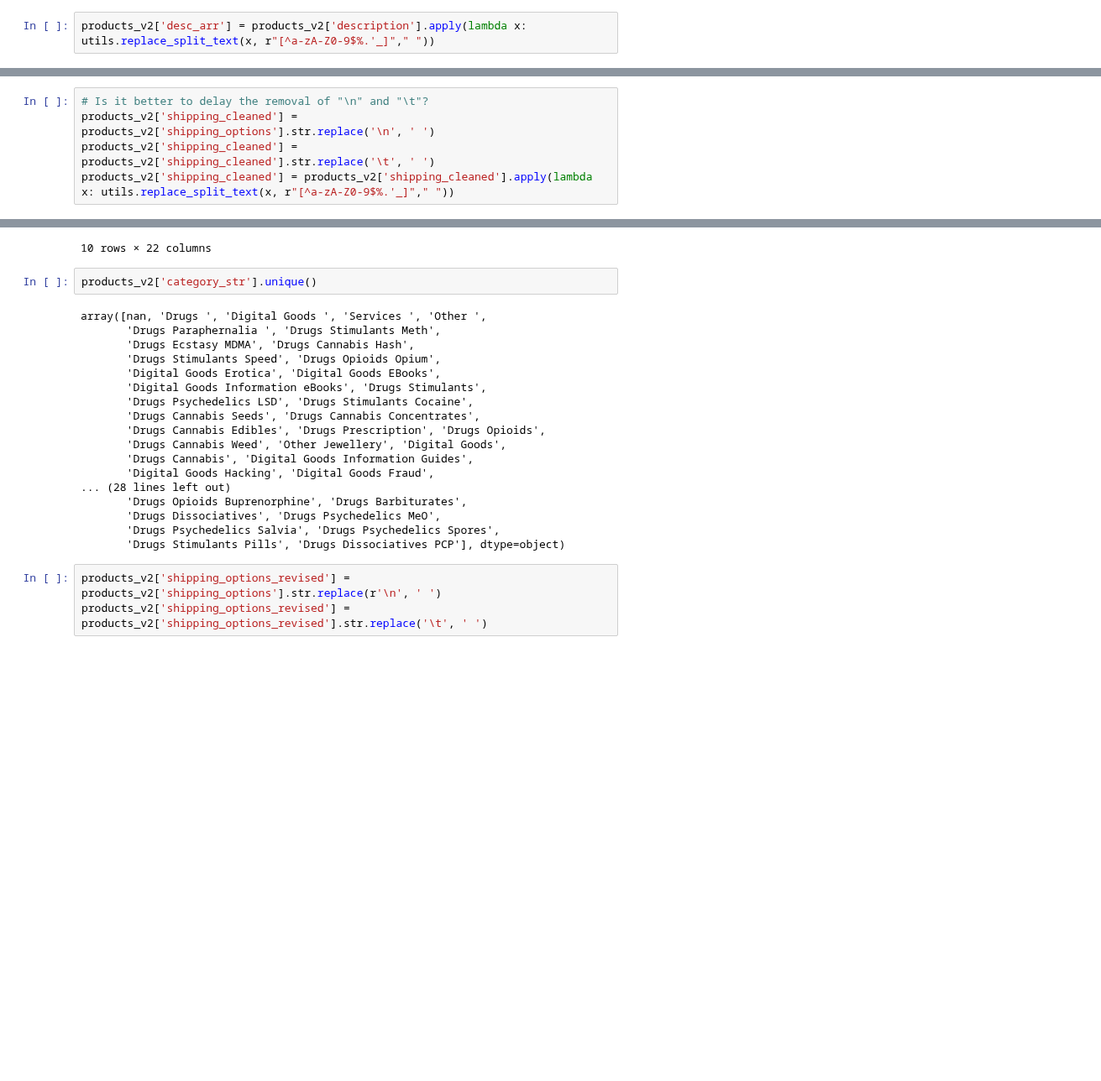
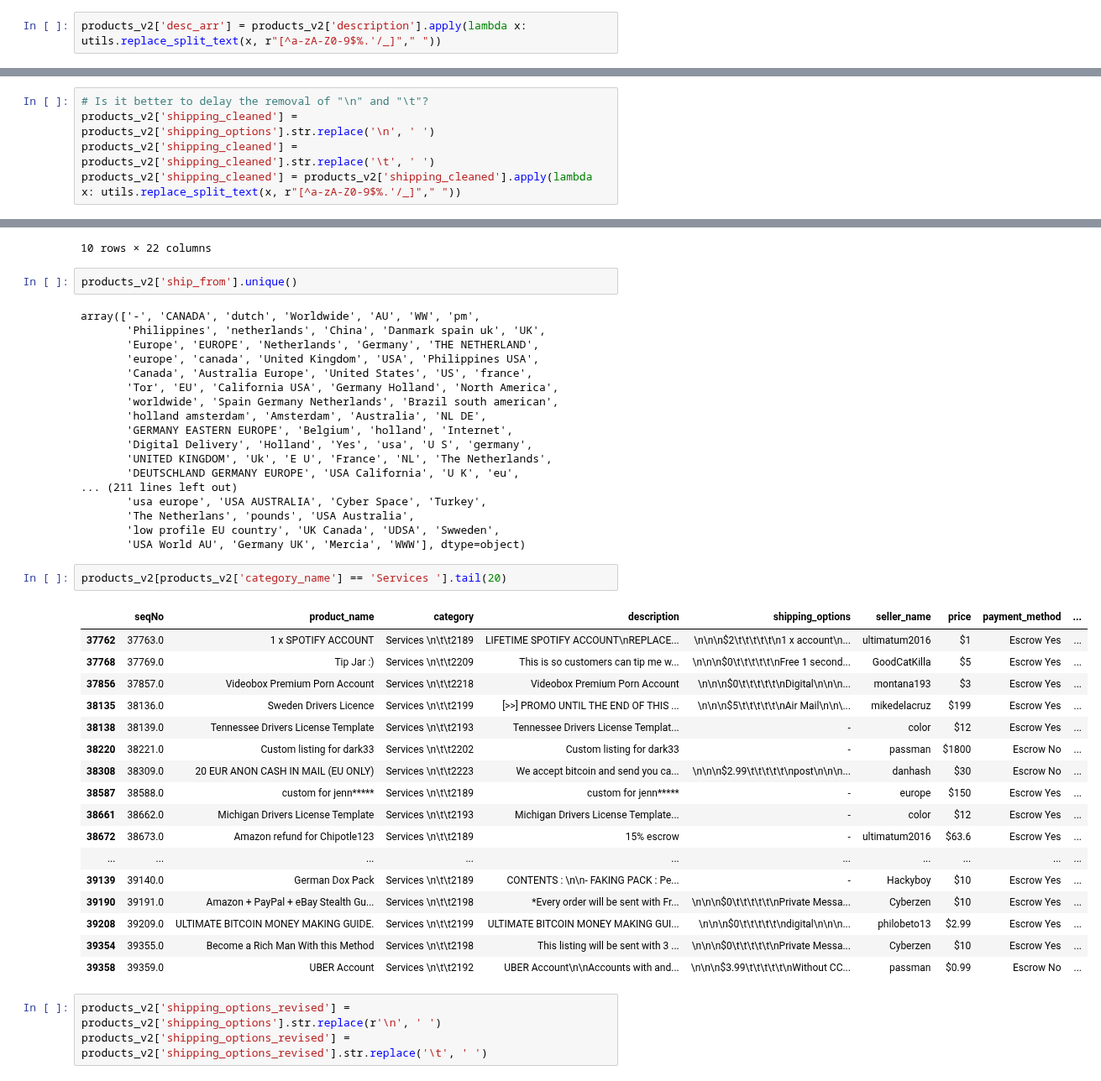
Before and after one commit to Morgan-Sell/darknet-economics, a Jupyter notebook: data_process_feat_eng.ipynb, the cells around one changed output, grey strips where cells are left out. Shown at 84% size. Drawn from its saved outputs; the diff is of its cells as text; blank space fills up the shorter version.

Commit message:
chore(): Clean text data. Standardizing locals.

```diff
--- a/data_process_feat_eng.ipynb
+++ b/data_process_feat_eng.ipynb
@@ -118,7 +147,7 @@ products_v2.head()
 ---
 ## Extract Info From Description
 # %%
-products_v2['desc_arr'] = products_v2['description'].apply(lambda x: utils.replace_split_text(x, r"[^a-zA-Z0-9$%.'_]"," "))
+products_v2['desc_arr'] = products_v2['description'].apply(lambda x: utils.replace_split_text(x, r"[^a-zA-Z0-9$%.'/_]"," "))
 # %%
 products_v2.iloc[:15, :]
 # %% [output]
@@ -145,7 +174,7 @@ products_v2.iloc[:15, :]
 # Is it better to delay the removal of "\n" and "\t"?
 products_v2['shipping_cleaned'] = products_v2['shipping_options'].str.replace('\n', ' ')
 products_v2['shipping_cleaned'] = products_v2['shipping_cleaned'].str.replace('\t', ' ')
-products_v2['shipping_cleaned'] = products_v2['shipping_cleaned'].apply(lambda x: utils.replace_split_text(x, r"[^a-zA-Z0-9$%.'_]"," "))
+products_v2['shipping_cleaned'] = products_v2['shipping_cleaned'].apply(lambda x: utils.replace_split_text(x, r"[^a-zA-Z0-9$%.'/_]"," "))
 # %%
 products_v2.iloc[15:25, :]
 # %% [output]
@@ -181,25 +222,45 @@ products_v2.iloc[100100:100110, :]
 | 100109 | NaN | HONEY CREAM FEMINIZED "ROYAL QUEE... | Drugs, Cannabis, Seeds | WELCOME TO MY STORE!!!\n\nHONEY C... | \n\n\n฿0.000699 ($3)\t\t\t\t\t\nu... | seedsforeveryone | 18 | Escrow Yes | ... |
 10 rows × 22 columns
 # %%
-products_v2['category_str'].unique()
+products_v2['ship_from'].unique()
 # %% [output]
-array([nan, 'Drugs ', 'Digital Goods ', 'Services ', 'Other ',
-       'Drugs Paraphernalia ', 'Drugs Stimulants Meth',
-       'Drugs Ecstasy MDMA', 'Drugs Cannabis Hash',
-       'Drugs Stimulants Speed', 'Drugs Opioids Opium',
-       'Digital Goods Erotica', 'Digital Goods EBooks',
-       'Digital Goods Information eBooks', 'Drugs Stimulants',
-       'Drugs Psychedelics LSD', 'Drugs Stimulants Cocaine',
-       'Drugs Cannabis Seeds', 'Drugs Cannabis Concentrates',
-       'Drugs Cannabis Edibles', 'Drugs Prescription', 'Drugs Opioids',
-       'Drugs Cannabis Weed', 'Other Jewellery', 'Digital Goods',
-       'Drugs Cannabis', 'Digital Goods Information Guides',
-       'Digital Goods Hacking', 'Digital Goods Fraud',
-... (28 lines left out)
-       'Drugs Opioids Buprenorphine', 'Drugs Barbiturates',
-       'Drugs Dissociatives', 'Drugs Psychedelics MeO',
-       'Drugs Psychedelics Salvia', 'Drugs Psychedelics Spores',
-       'Drugs Stimulants Pills', 'Drugs Dissociatives PCP'], dtype=object)
+array(['-', 'CANADA', 'dutch', 'Worldwide', 'AU', 'WW', 'pm',
+       'Philippines', 'netherlands', 'China', 'Danmark spain uk', 'UK',
+       'Europe', 'EUROPE', 'Netherlands', 'Germany', 'THE NETHERLAND',
+       'europe', 'canada', 'United Kingdom', 'USA', 'Philippines USA',
+       'Canada', 'Australia Europe', 'United States', 'US', 'france',
+       'Tor', 'EU', 'California USA', 'Germany Holland', 'North America',
+       'worldwide', 'Spain Germany Netherlands', 'Brazil south american',
+       'holland amsterdam', 'Amsterdam', 'Australia', 'NL DE',
+       'GERMANY EASTERN EUROPE', 'Belgium', 'holland', 'Internet',
+       'Digital Delivery', 'Holland', 'Yes', 'usa', 'U S', 'germany',
+       'UNITED KINGDOM', 'Uk', 'E U', 'France', 'NL', 'The Netherlands',
+       'DEUTSCHLAND GERMANY EUROPE', 'USA California', 'U K', 'eu',
+... (211 lines left out)
+       'usa europe', 'USA AUSTRALIA', 'Cyber Space', 'Turkey',
+       'The Netherlans', 'pounds', 'USA Australia',
+       'low profile EU country', 'UK Canada', 'UDSA', 'Swweden',
+       'USA World AU', 'Germany UK', 'Mercia', 'WWW'], dtype=object)
+# %%
+products_v2[products_v2['category_name'] == 'Services '].tail(20)
+# %% [output]
+|  | seqNo | product_name | category | description | shipping_options | seller_name | price | payment_method | ... |
+| 37762 | 37763.0 | 1 x SPOTIFY ACCOUNT | Services \n\t\t2189 | LIFETIME SPOTIFY ACCOUNT\nREPLACE... | \n\n\n$2\t\t\t\t\t\n1 x account\n... | ultimatum2016 | $1 | Escrow Yes | ... |
+| 37768 | 37769.0 | Tip Jar :) | Services \n\t\t2209 | This is so customers can tip me w... | \n\n\n$0\t\t\t\t\t\nFree 1 second... | GoodCatKilla | $5 | Escrow Yes | ... |
+| 37856 | 37857.0 | Videobox Premium Porn Account | Services \n\t\t2218 | Videobox Premium Porn Account | \n\n\n$0\t\t\t\t\t\nDigital\n\n\n... | montana193 | $3 | Escrow Yes | ... |
+| 38135 | 38136.0 | Sweden Drivers Licence | Services \n\t\t2199 | [>>] PROMO UNTIL THE END OF THIS ... | \n\n\n$5\t\t\t\t\t\nAir Mail\n\n\... | mikedelacruz | $199 | Escrow Yes | ... |
+| 38138 | 38139.0 | Tennessee Drivers License Template | Services \n\t\t2193 | Tennessee Drivers License Templat... | - | color | $12 | Escrow Yes | ... |
+| 38220 | 38221.0 | Custom listing for dark33 | Services \n\t\t2202 | Custom listing for dark33 | - | passman | $1800 | Escrow No | ... |
+| 38308 | 38309.0 | 20 EUR ANON CASH IN MAIL (EU ONLY) | Services \n\t\t2223 | We accept bitcoin and send you ca... | \n\n\n$2.99\t\t\t\t\t\npost\n\n\n... | danhash | $30 | Escrow No | ... |
+| 38587 | 38588.0 | custom for jenn***** | Services \n\t\t2189 | custom for jenn***** | - | europe | $150 | Escrow Yes | ... |
+| 38661 | 38662.0 | Michigan Drivers License Template | Services \n\t\t2193 | Michigan Drivers License Template... | - | color | $12 | Escrow Yes | ... |
+| 38672 | 38673.0 | Amazon refund for Chipotle123 | Services \n\t\t2189 | 15% escrow | - | ultimatum2016 | $63.6 | Escrow Yes | ... |
+| ... | ... | ... | ... | ... | ... | ... | ... | ... | ... |
+| 39139 | 39140.0 | German Dox Pack | Services \n\t\t2189 | CONTENTS : \n\n- FAKING PACK : Pe... | - | Hackyboy | $10 | Escrow Yes | ... |
+| 39190 | 39191.0 | Amazon + PayPal + eBay Stealth Gu... | Services \n\t\t2198 | *Every order will be sent with Fr... | \n\n\n$0\t\t\t\t\t\nPrivate Messa... | Cyberzen | $10 | Escrow Yes | ... |
+| 39208 | 39209.0 | ULTIMATE BITCOIN MONEY MAKING GUIDE. | Services \n\t\t2199 | ULTIMATE BITCOIN MONEY MAKING GUI... | \n\n\n$0\t\t\t\t\t\ndigital\n\n\n... | philobeto13 | $2.99 | Escrow Yes | ... |
+| 39354 | 39355.0 | Become a Rich Man With this Method | Services \n\t\t2198 | This listing will be sent with 3 ... | \n\n\n$0\t\t\t\t\t\nPrivate Messa... | Cyberzen | $10 | Escrow Yes | ... |
+| 39358 | 39359.0 | UBER Account | Services \n\t\t2192 | UBER Account\n\nAccounts with and... | \n\n\n$3.99\t\t\t\t\t\nWithout CC... | passman | $0.99 | Escrow No | ... |
 # %%
 products_v2['shipping_options_revised'] = products_v2['shipping_options'].str.replace(r'\n', ' ')
 products_v2['shipping_options_revised'] = products_v2['shipping_options_revised'].str.replace('\t', ' ')
```
Also changed, not shown: parts of 5 cells of this notebook, 1 other file.
